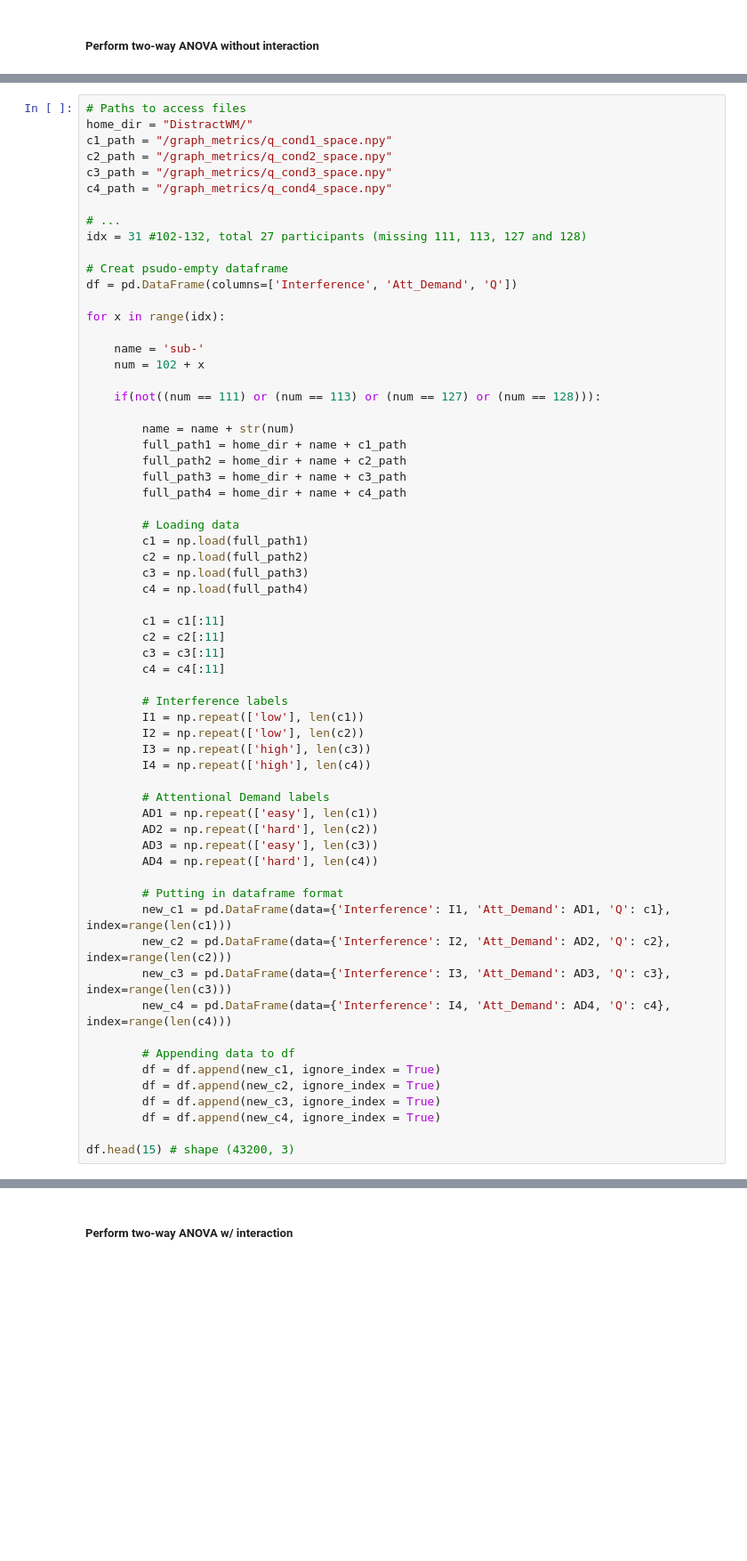
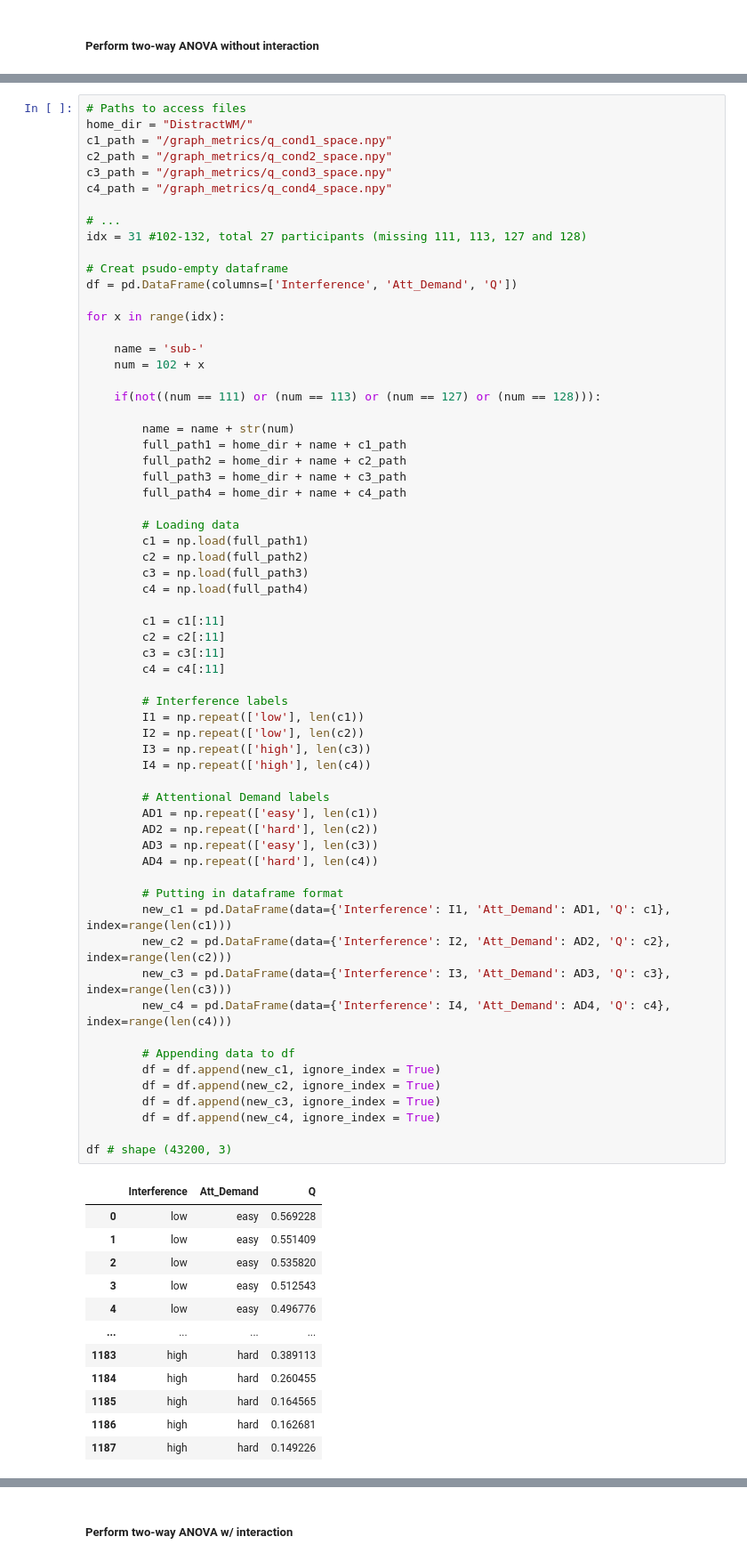
Before and after one commit to LuisA00/Summer_2021_fMRI, a Jupyter notebook: DistractWM_Modularity_test.ipynb, the cells around one changed output, grey strips where cells are left out. Shown at 89% size. Saved outputs shown, nothing was run; the diff lists cells and outputs as text; blank space fills up the shorter version.

```diff
--- a/DistractWM_Modularity_test.ipynb
+++ b/DistractWM_Modularity_test.ipynb
@@ -133,31 +155,44 @@ for x in range(idx):
 
         c1 = c1[:11]
         c2 = c2[:11]
         c3 = c3[:11]
         c4 = c4[:11]
 
         # Interference labels
         I1 = np.repeat(['low'], len(c1))
         I2 = np.repeat(['low'], len(c2))
         I3 = np.repeat(['high'], len(c3))
         I4 = np.repeat(['high'], len(c4))
 
         # Attentional Demand labels
         AD1 = np.repeat(['easy'], len(c1))
         AD2 = np.repeat(['hard'], len(c2))
         AD3 = np.repeat(['easy'], len(c3))
         AD4 = np.repeat(['hard'], len(c4))
 
         # Putting in dataframe format
         new_c1 = pd.DataFrame(data={'Interference': I1, 'Att_Demand': AD1, 'Q': c1}, index=range(len(c1)))
         new_c2 = pd.DataFrame(data={'Interference': I2, 'Att_Demand': AD2, 'Q': c2}, index=range(len(c2)))
         new_c3 = pd.DataFrame(data={'Interference': I3, 'Att_Demand': AD3, 'Q': c3}, index=range(len(c3)))
         new_c4 = pd.DataFrame(data={'Interference': I4, 'Att_Demand': AD4, 'Q': c4}, index=range(len(c4)))
 
         # Appending data to df
         df = df.append(new_c1, ignore_index = True)
         df = df.append(new_c2, ignore_index = True)
         df = df.append(new_c3, ignore_index = True)
         df = df.append(new_c4, ignore_index = True)
 
-df.head(15) # shape (43200, 3)
+df # shape (43200, 3)
+# %% [output]
+|  | Interference | Att_Demand | Q |
+| 0 | low | easy | 0.569228 |
+| 1 | low | easy | 0.551409 |
+| 2 | low | easy | 0.535820 |
+| 3 | low | easy | 0.512543 |
+| 4 | low | easy | 0.496776 |
+| ... | ... | ... | ... |
+| 1183 | high | hard | 0.389113 |
+| 1184 | high | hard | 0.260455 |
+| 1185 | high | hard | 0.164565 |
+| 1186 | high | hard | 0.162681 |
+| 1187 | high | hard | 0.149226 |
```
Also changed, not shown: parts of 22 cells of this notebook.
